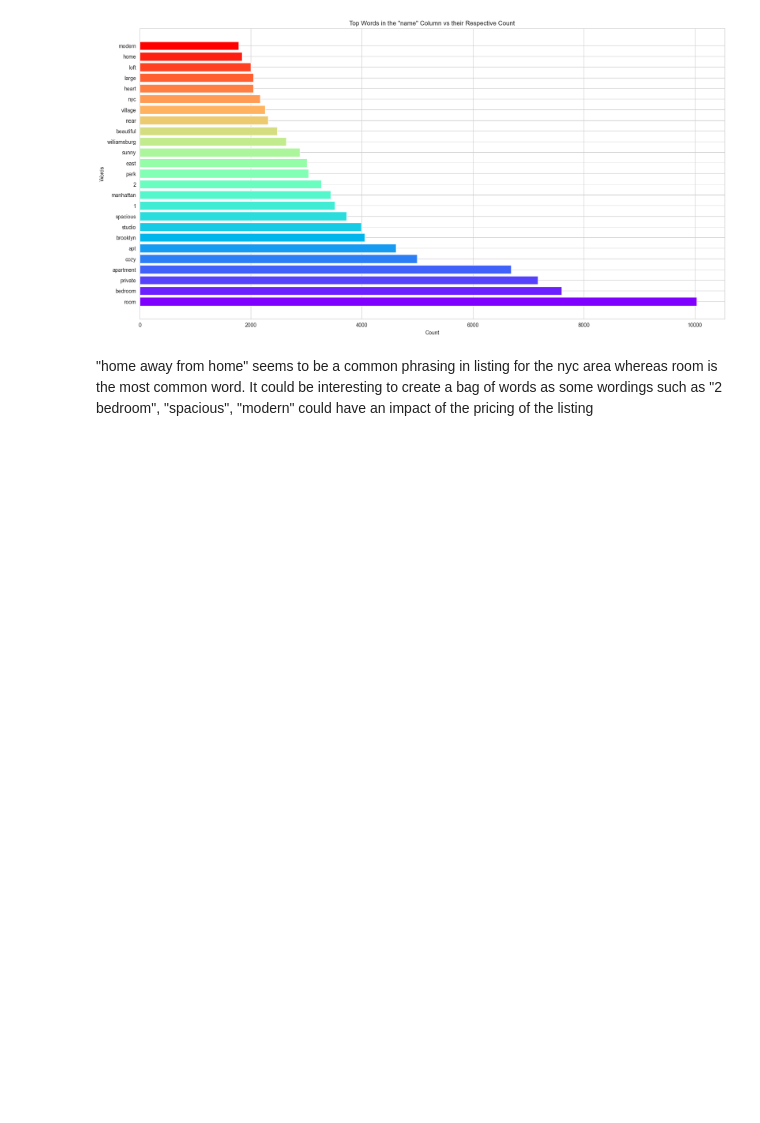
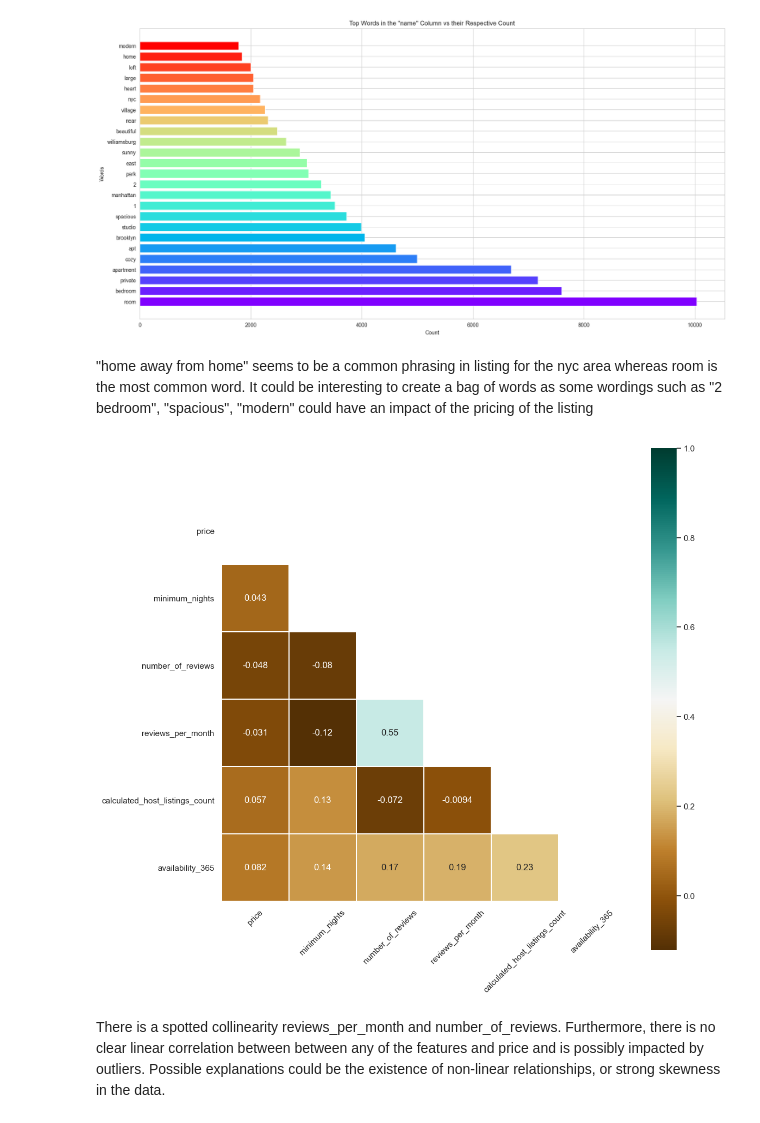
Before and after one commit to CentraleSupelecEnsembleLearningTeam2023/ensemble-learning-2023, a Jupyter notebook: EDA.ipynb, the cells around one changed output. Saved outputs shown, nothing was run; the diff lists cells and outputs as text; code cells hidden in the pictures; blank space fills up the shorter version.

```diff
--- a/EDA.ipynb
+++ b/EDA.ipynb
@@ -278,3 +304,25 @@ plot_word_cloud(df,stopwords_ENG)
 [figure]
 # %% [markdown]
 "home away from home" seems to be a common phrasing in listing for the nyc area whereas room is the most common word. It could be interesting to create a bag of words as some wordings such as "2 bedroom", "spacious", "modern" could have an impact of the pricing of the listing
+# %%
+def plot_heat_map(df,num_features):
+
+  '''Function to plot heatmap and review any colinearity between features
+  '''
+  sns.set(style='white',context='notebook',palette='muted')
+
+
+  plt.figure(figsize=(12,12))
+  corr = df[num_features].corr()
+  mask = np.triu(np.ones_like(corr, dtype=bool))
+
+  sns.heatmap(corr,mask = mask, cmap='BrBG',annot=True,
+            linewidths=.5,square = True)
+  plt.xticks(rotation=45)
+
+
+plot_heat_map(df,num_features)
+# %% [output]
+[figure, added]
+# %% [markdown]
+There is a spotted collinearity reviews_per_month and number_of_reviews. Furthermore, there is no clear linear correlation between between any of the features and price and is possibly impacted by outliers. Possible explanations could be the existence of non-linear relationships, or strong skewness in the data.
```
Also changed, not shown: parts of 6 cells of this notebook.
